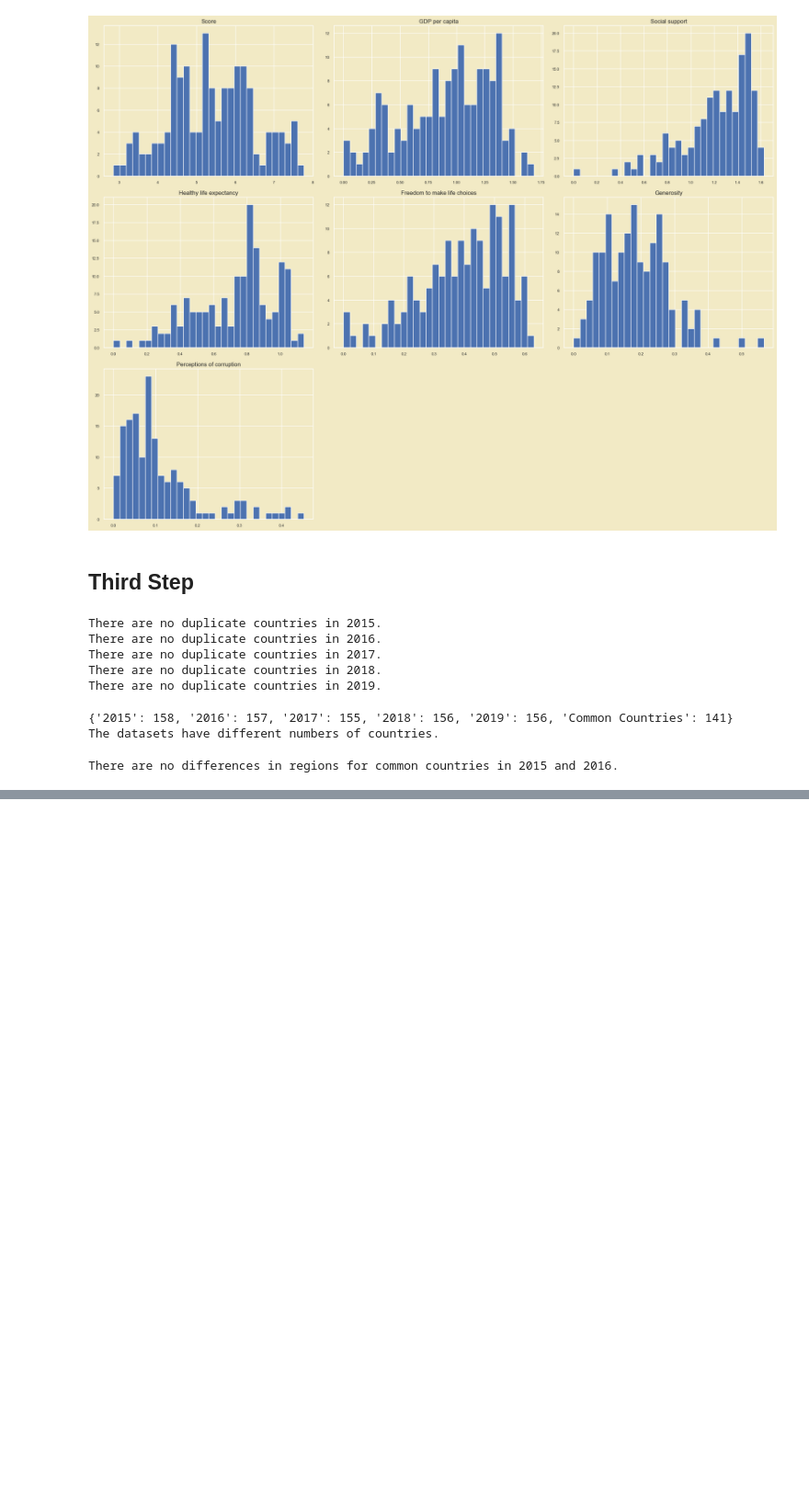
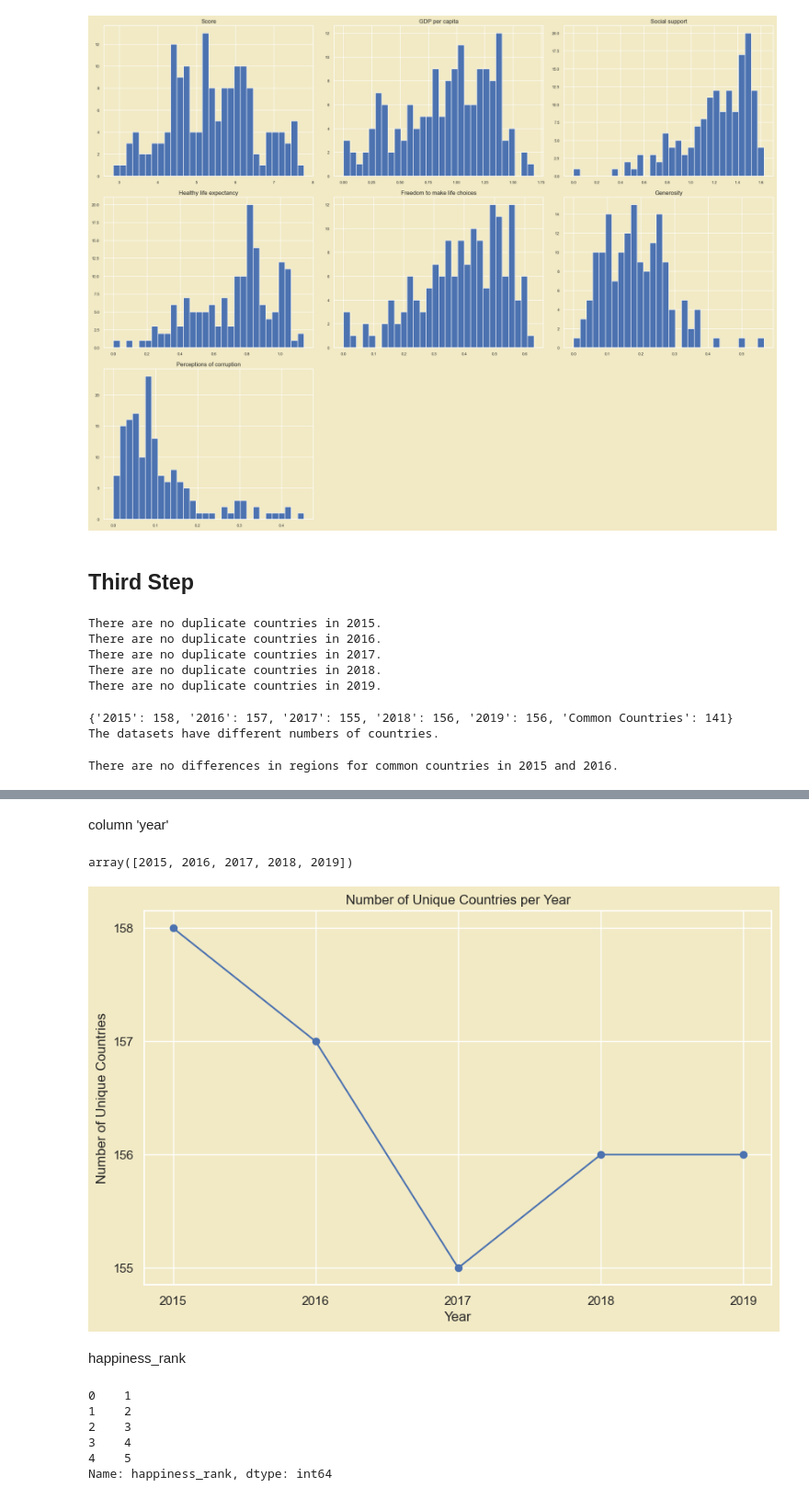
Before and after one commit to Juananalv205/Workshop-003-ETL, a Jupyter notebook: notebooks/000_EDA.ipynb, the cells around one changed output, grey strips where cells are left out. Shown at 92% size. Drawn from its saved outputs; the diff is of its cells as text; code cells hidden in the pictures; blank space fills up the shorter version.

```diff
--- a/notebooks/000_EDA.ipynb
+++ b/notebooks/000_EDA.ipynb
@@ -692,0 +745,16 @@ columns_df
+# %%
+# Paso 1: Filtrar los años 2015 y 2016 para crear el diccionario de mapeo de regiones
+# Filtrar para obtener solo las filas de 2015 y 2016, y seleccionar las columnas relevantes
+region_mapping_df = df_concat[df_concat['year'].isin([2015, 2016])][['country', 'region']]
+
+# Eliminar duplicados para asegurarnos de que cada país tiene una región única
+region_mapping_df.drop_duplicates(subset=['country', 'region'], inplace=True)
+
+# Crear el diccionario de mapeo donde la clave es el país y el valor es la región
+region_mapping = region_mapping_df.set_index('country')['region'].to_dict()
+
+# Paso 2: Rellenar las regiones faltantes en df_concat utilizando el diccionario
+# Usamos map para asignar las regiones de acuerdo con el diccionario, sin sobreescribir las existentes
+df_concat['region'] = df_concat['region'].fillna(df_concat['country'].map(region_mapping))
+
+# Ahora `df_concat` tiene las regiones faltantes rellenadas usando los datos de 2015 y 2016.
@@ -692,0 +842,47 @@ columns_df
+# %% [markdown]
+column 'year'
+# %%
+#ver el rango de años
+df_concat['year'].unique()
+# %% [output]
+array([2015, 2016, 2017, 2018, 2019])
+# %%
+# Group the data by 'year' and count the unique countries for each year
+unique_countries_per_year = df_concat.groupby("year")["country"].nunique()
+
+# Set up the plot with a specified figure size
+plt.figure(figsize=(10, 6))
+
+# Plot the number of unique countries per year as a line plot
+plt.plot(unique_countries_per_year.index, unique_countries_per_year.values, marker='o', color='b', linestyle='-')
+
+# Add title and labels in English for clarity
+plt.title("Number of Unique Countries per Year")
+plt.xlabel("Year")
+plt.ylabel("Number of Unique Countries")
+
+# Set the x-axis to show only the years present in the data
+plt.xticks(unique_countries_per_year.index)
+
+# Set the y-axis to show only integer values within the range of unique countries
+# 'np.arange' generates a sequence of integers within the range of Y values
+plt.yticks(np.arange(unique_countries_per_year.min(), unique_countries_per_year.max() + 1, 1))
+
+# Display a grid for easier visualization of data points
+plt.grid(True)
+
+# Show the plot
+plt.show()
+# %% [output]
+[figure, added]
+# %% [markdown]
+happiness_rank
+# %%
+df_concat['happiness_rank'].head()
+# %% [output]
+0    1
+1    2
+2    3
+3    4
+4    5
+Name: happiness_rank, dtype: int64
```
Also changed, not shown: parts of 25 cells of this notebook.
